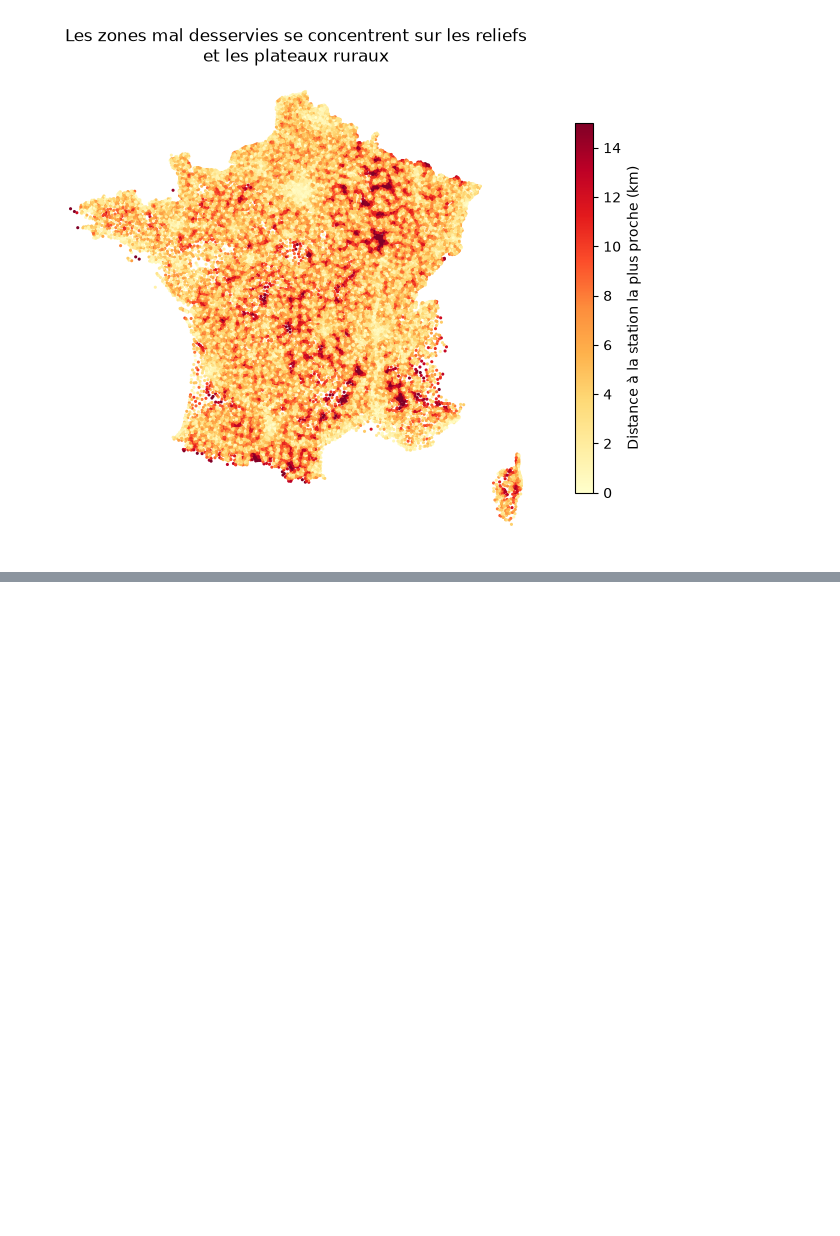
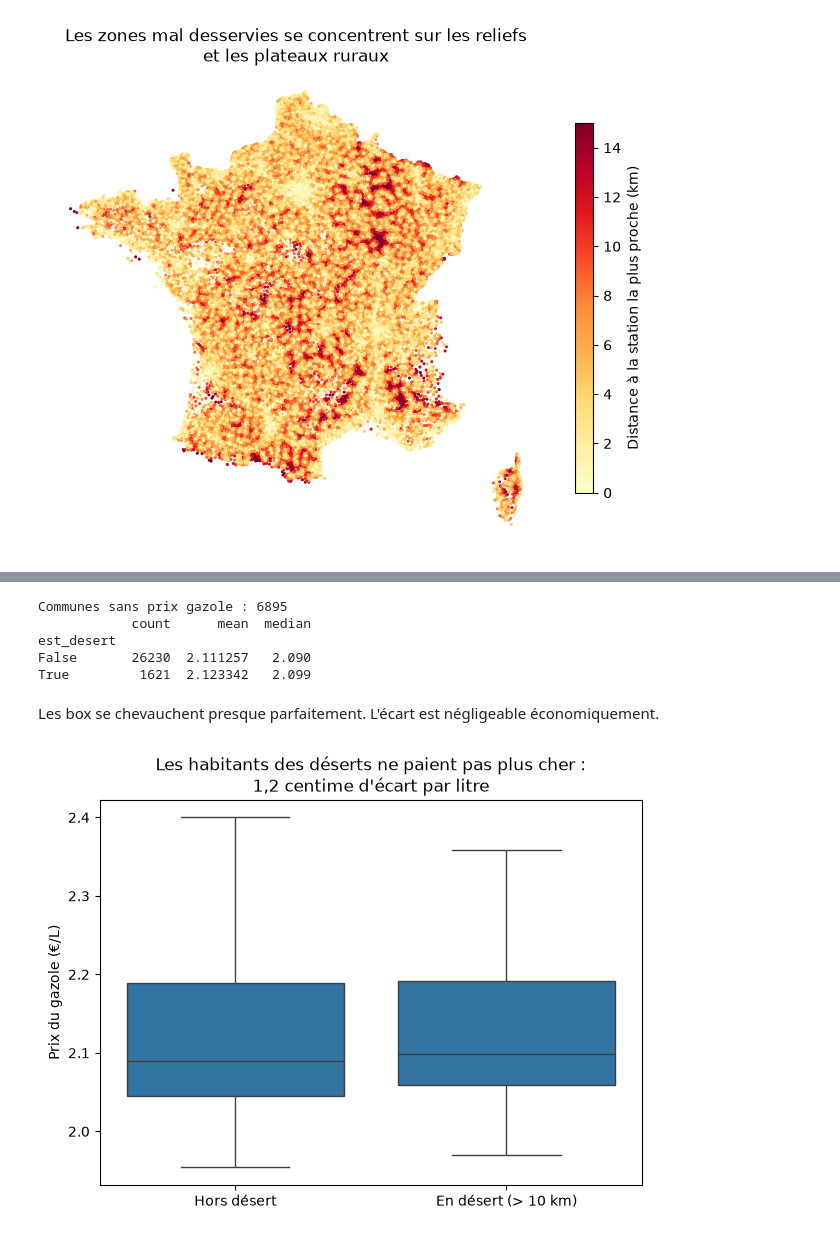
Before and after one commit to aurelienquisefit/deserts-carburant, a Jupyter notebook: rapport.ipynb, the cells around one changed output, grey strips where cells are left out. Saved outputs shown, nothing was run; the diff lists cells and outputs as text; code cells hidden in the pictures; blank space fills up the shorter version.

Commit message:
Graphiques : prix, densite et classement departemental

```diff
--- a/rapport.ipynb
+++ b/rapport.ipynb
@@ -284,0 +287,32 @@ plt.show()
+# %%
+prix_moyen_station = (
+    df_prix[df_prix["carburant"] == "Gazole"]
+    .groupby("id")["valeur"]
+    .mean()
+)
+
+df_communes["prix_gazole"] = df_communes["station_proche_id"].map(prix_moyen_station)
+
+print("Communes sans prix gazole :", df_communes["prix_gazole"].isna().sum())
+print(df_communes.groupby("est_desert")["prix_gazole"].agg(["count", "mean", "median"]))
+# %% [output]
+Communes sans prix gazole : 6895
+            count      mean  median
+est_desert
+False       26230  2.111257   2.090
+True         1621  2.123342   2.099
+# %% [markdown]
+Les box se chevauchent presque parfaitement. L'écart est négligeable économiquement.
+# %%
+fig, ax = plt.subplots(figsize=(7, 5))
+
+sns.boxplot(
+    data=df_communes.dropna(subset=["prix_gazole"]),
+    x="est_desert", y="prix_gazole", ax=ax, showfliers=False,
+)
+ax.set_xticks([0, 1], ["Hors désert", "En désert (> 10 km)"])
+ax.set(xlabel="", ylabel="Prix du gazole (€/L)",
+       title="Les habitants des déserts ne paient pas plus cher :\n1,2 centime d'écart par litre")
+plt.show()
+# %% [output]
+[figure, added]
```
Also changed, not shown: parts of 6 cells of this notebook.
